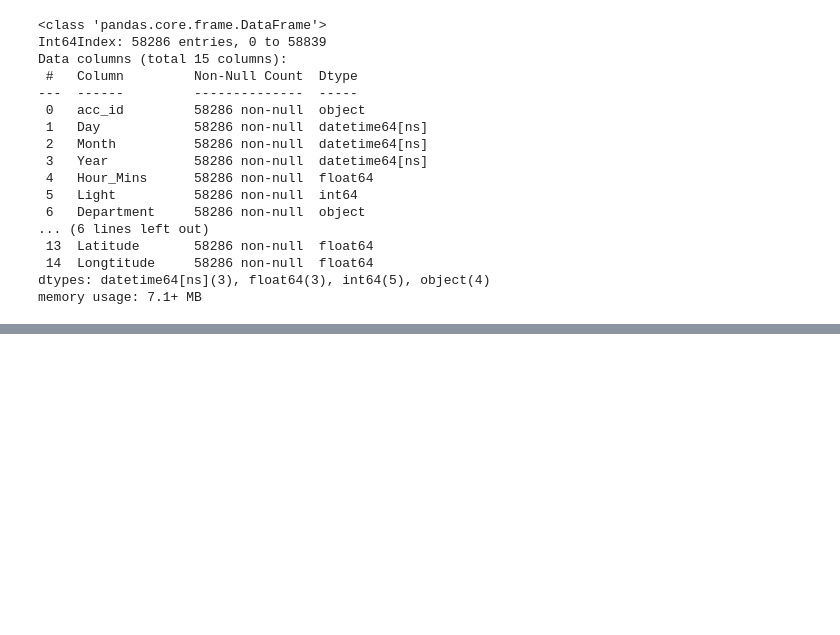
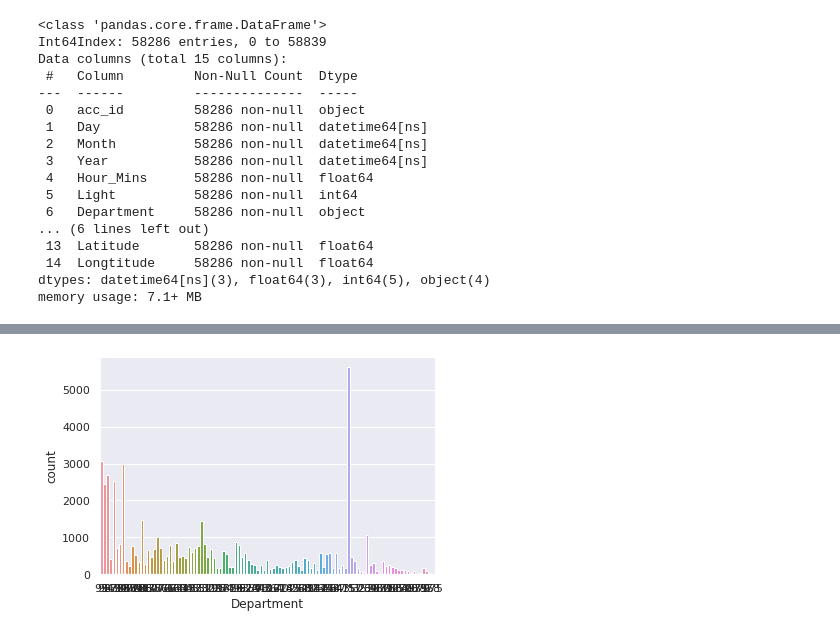
Before and after one commit to Menox-tech/myFirstRepo, a Jupyter notebook: TrafficDS_1.ipynb, the cells around one changed output, grey strips where cells are left out. Drawn from its saved outputs; the diff is of its cells as text; code cells hidden in the pictures; blank space fills up the shorter version.

```diff
--- a/TrafficDS_1.ipynb
+++ b/TrafficDS_1.ipynb
@@ -301,7 +149,7 @@ charcts_df['Year'] = pd.to_datetime(charcts_df['Year'])
 # %%
 # to save memory and make it more efficient, change the following features types from float to int.
 # Light: 5 types, Location: 2 types, Intersection: 9, Weather: 9, Collision: 6 types
-charcts_df[['Light', 'Location','Intersection','Weather_cond','Collison_type']] = charcts_df[['Light', 'Location','Intersection','Weather_cond','Collison_type']].astype(int)
+charcts_df[['acc_id','Light', 'Location','Intersection','Weather_cond','Collison_type']] = charcts_df[['acc_id','Light', 'Location','Intersection','Weather_cond','Collison_type']].astype(int)
 # Department and Municipality for some rows have some characters, so we will leave them as they are. Location is string.
 # %%
 charcts_df.info()
@@ -344,8 +192,3 @@ Data columns (total 15 columns):
  14  ped_company      132977 non-null  int64
 dtypes: int64(12), object(3)
 memory usage: 15.2+ MB
-# %%
-# to save memory and make it more efficient, change the following features types from float to int.
-# Light: 5 types, Location: 2 types, Intersection: 9, Weather: 9, Collision: 6 types
-charcts_df[['Light', 'Location','Intersection','Weather_cond','Collison_type']] = charcts_df[['Light', 'Location','Intersection','Weather_cond','Collison_type']].astype(int)
-# Department and Municipality for some rows have some characters, so we will leave them as they are. Location is string.
@@ -357,0 +279,6 @@ charcts_df[['Light', 'Location','Intersection','Weather_cond','Collison_type']]
+# %%
+# plot Number of accidents per Municiapility
+sns.set_theme(style="darkgrid")
+ax = sns.countplot(x="Department", data=charcts_df)
+# %% [output]
+[figure, added]
```
Also changed, not shown: parts of 42 cells of this notebook.
